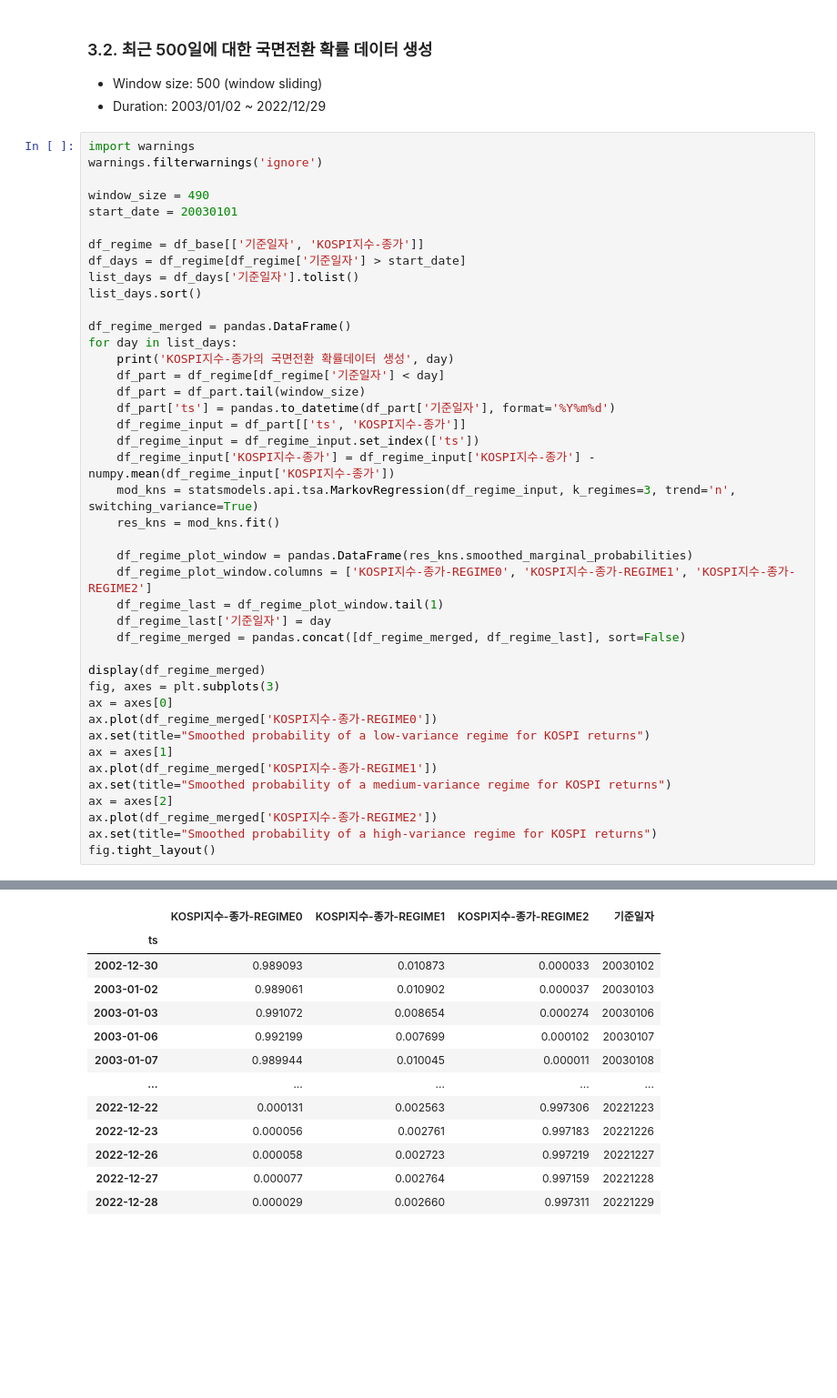
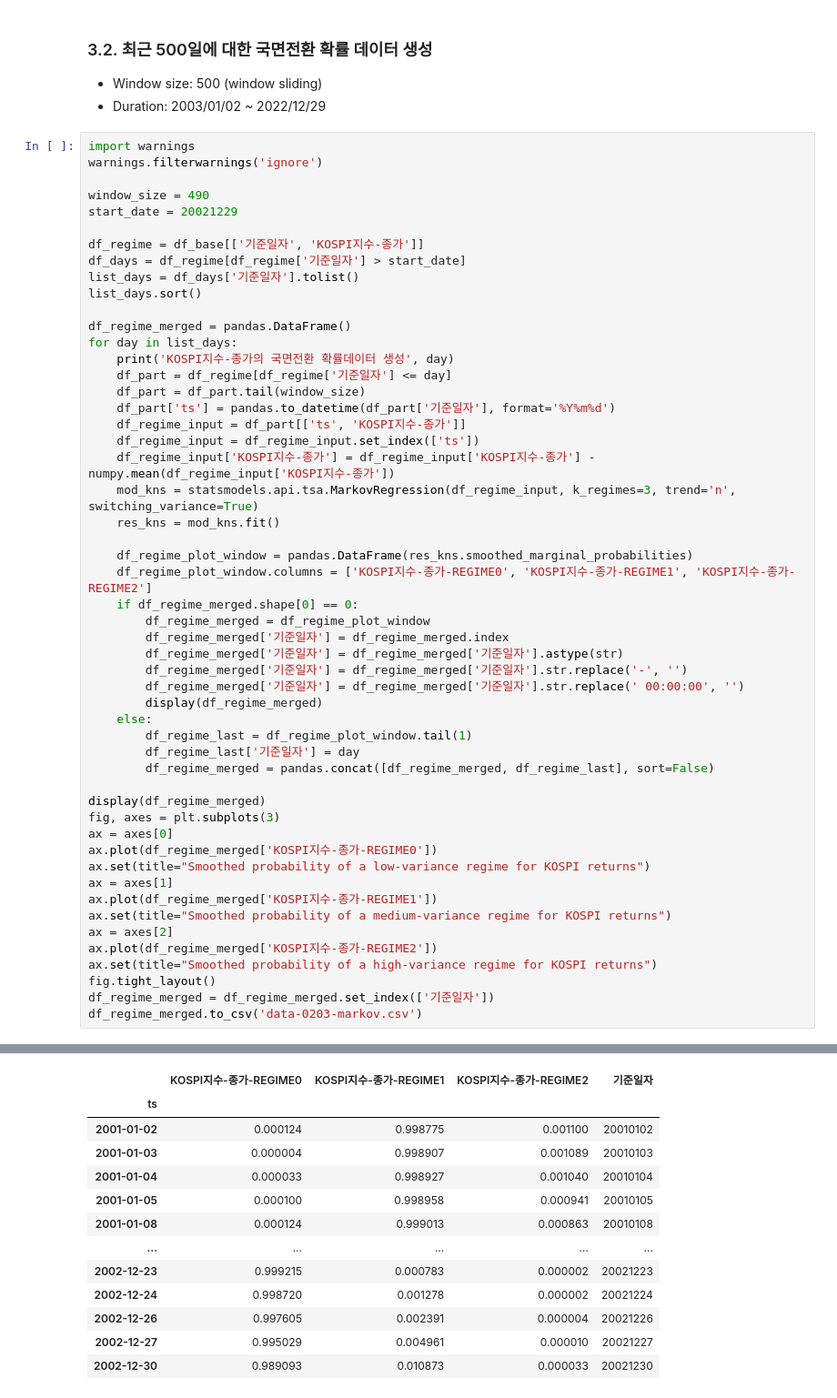
Before and after one commit to raphaellee-waikorea/paper-job-master, a Jupyter notebook: alpha-02-markov.ipynb, the cells around one changed output, grey strips where cells are left out. Shown at 91% size. Saved outputs shown, nothing was run; the diff lists cells and outputs as text; blank space fills up the shorter version.

```diff
--- a/alpha-02-markov.ipynb
+++ b/alpha-02-markov.ipynb
@@ -84,7 +85,7 @@ import warnings
 warnings.filterwarnings('ignore')
 
 window_size = 490
-start_date = 20030101
+start_date = 20021229
 
 df_regime = df_base[['기준일자', 'KOSPI지수-종가']]
 df_days = df_regime[df_regime['기준일자'] > start_date]
@@ -94,7 +95,7 @@ list_days.sort()
 df_regime_merged = pandas.DataFrame()
 for day in list_days:
     print('KOSPI지수-종가의 국면전환 확률데이터 생성', day)
-    df_part = df_regime[df_regime['기준일자'] < day]
+    df_part = df_regime[df_regime['기준일자'] <= day]
     df_part = df_part.tail(window_size)
     df_part['ts'] = pandas.to_datetime(df_part['기준일자'], format='%Y%m%d')
     df_regime_input = df_part[['ts', 'KOSPI지수-종가']]
@@ -105,9 +106,17 @@ for day in list_days:
 
     df_regime_plot_window = pandas.DataFrame(res_kns.smoothed_marginal_probabilities)
     df_regime_plot_window.columns = ['KOSPI지수-종가-REGIME0', 'KOSPI지수-종가-REGIME1', 'KOSPI지수-종가-REGIME2']
-    df_regime_last = df_regime_plot_window.tail(1)
-    df_regime_last['기준일자'] = day
-    df_regime_merged = pandas.concat([df_regime_merged, df_regime_last], sort=False)
+    if df_regime_merged.shape[0] == 0:
+        df_regime_merged = df_regime_plot_window
+        df_regime_merged['기준일자'] = df_regime_merged.index
+        df_regime_merged['기준일자'] = df_regime_merged['기준일자'].astype(str)
+        df_regime_merged['기준일자'] = df_regime_merged['기준일자'].str.replace('-', '')
+        df_regime_merged['기준일자'] = df_regime_merged['기준일자'].str.replace(' 00:00:00', '')
+        display(df_regime_merged)
+    else:
+        df_regime_last = df_regime_plot_window.tail(1)
+        df_regime_last['기준일자'] = day
+        df_regime_merged = pandas.concat([df_regime_merged, df_regime_last], sort=False)
 
 display(df_regime_merged)
 fig, axes = plt.subplots(3)
@@ -121,4 +130,6 @@ ax = axes[2]
 ax.plot(df_regime_merged['KOSPI지수-종가-REGIME2'])
 ax.set(title="Smoothed probability of a high-variance regime for KOSPI returns")
 fig.tight_layout()
+df_regime_merged = df_regime_merged.set_index(['기준일자'])
+df_regime_merged.to_csv('data-0203-markov.csv')
 # %% [output]
@@ -142,13 +137,13 @@ KOSPI지수-종가의 국면전환 확률데이터 생성 20221229
 |  | KOSPI지수-종가-REGIME0 | KOSPI지수-종가-REGIME1 | KOSPI지수-종가-REGIME2 | 기준일자 |
 | ts |  |  |  |  |
-| 2002-12-30 | 0.989093 | 0.010873 | 0.000033 | 20030102 |
-| 2003-01-02 | 0.989061 | 0.010902 | 0.000037 | 20030103 |
-| 2003-01-03 | 0.991072 | 0.008654 | 0.000274 | 20030106 |
-| 2003-01-06 | 0.992199 | 0.007699 | 0.000102 | 20030107 |
-| 2003-01-07 | 0.989944 | 0.010045 | 0.000011 | 20030108 |
+| 2001-01-02 | 0.000124 | 0.998775 | 0.001100 | 20010102 |
+| 2001-01-03 | 0.000004 | 0.998907 | 0.001089 | 20010103 |
+| 2001-01-04 | 0.000033 | 0.998927 | 0.001040 | 20010104 |
+| 2001-01-05 | 0.000100 | 0.998958 | 0.000941 | 20010105 |
+| 2001-01-08 | 0.000124 | 0.999013 | 0.000863 | 20010108 |
 | ... | ... | ... | ... | ... |
-| 2022-12-22 | 0.000131 | 0.002563 | 0.997306 | 20221223 |
-| 2022-12-23 | 0.000056 | 0.002761 | 0.997183 | 20221226 |
-| 2022-12-26 | 0.000058 | 0.002723 | 0.997219 | 20221227 |
-| 2022-12-27 | 0.000077 | 0.002764 | 0.997159 | 20221228 |
-| 2022-12-28 | 0.000029 | 0.002660 | 0.997311 | 20221229 |
+| 2002-12-23 | 0.999215 | 0.000783 | 0.000002 | 20021223 |
+| 2002-12-24 | 0.998720 | 0.001278 | 0.000002 | 20021224 |
+| 2002-12-26 | 0.997605 | 0.002391 | 0.000004 | 20021226 |
+| 2002-12-27 | 0.995029 | 0.004961 | 0.000010 | 20021227 |
+| 2002-12-30 | 0.989093 | 0.010873 | 0.000033 | 20021230 |
```
Also changed, not shown: parts of 3 cells of this notebook, 1 other file.
